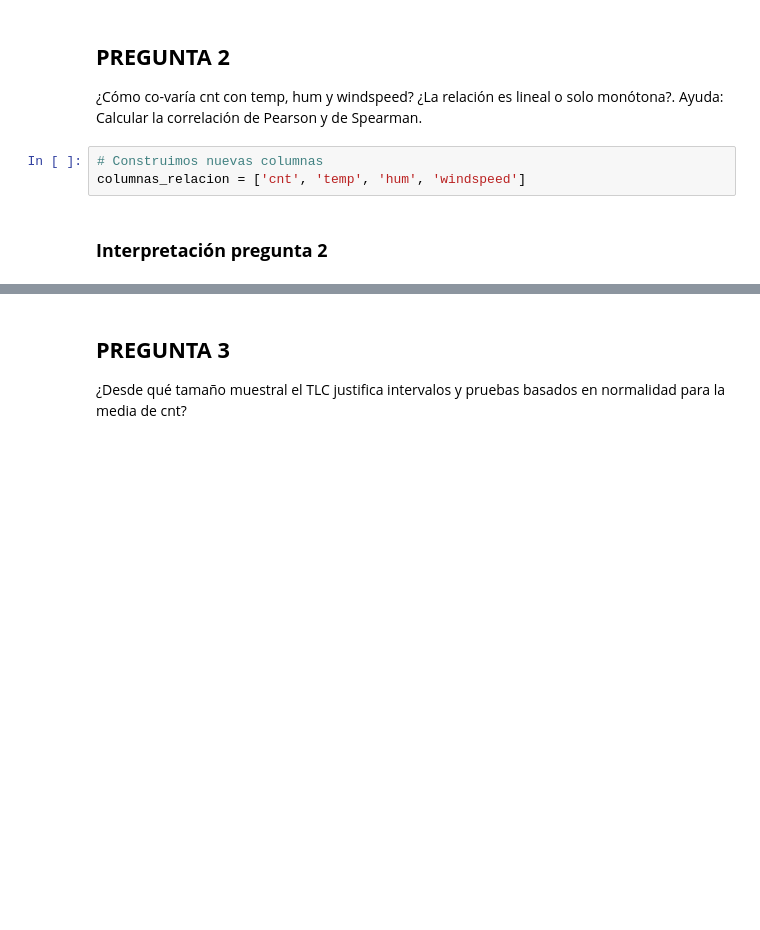
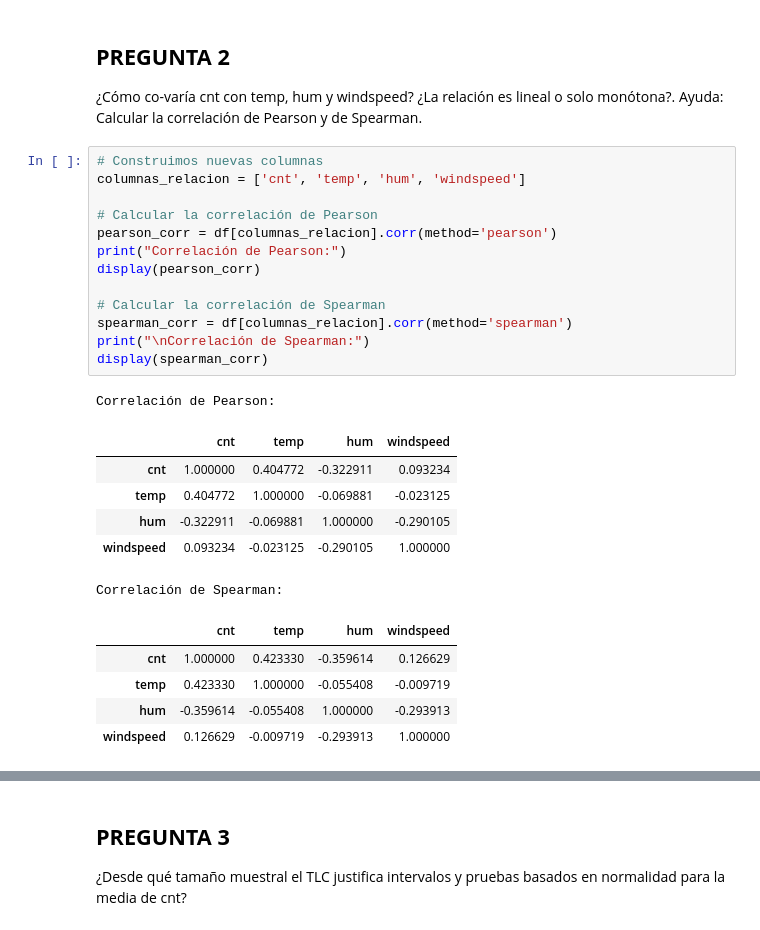
Before and after one commit to victoregomezf-maker/Bici-al-Trabajo-2026, a Jupyter notebook: Taller_Bici_al_Trabajo.ipynb, the cells around one changed output, grey strips where cells are left out. Drawn from its saved outputs; the diff is of its cells as text; blank space fills up the shorter version.

```diff
--- a/Taller_Bici_al_Trabajo.ipynb
+++ b/Taller_Bici_al_Trabajo.ipynb
@@ -140,8 +172,29 @@ plt.show()
 # %% [markdown]
 ## **PREGUNTA 2**
 ¿Cómo co-varía cnt con temp, hum y windspeed? ¿La relación es lineal o solo monótona?. Ayuda: Calcular la correlación de Pearson y de Spearman.
-# %%
-# Construimos nuevas columnas
-columnas_relacion = ['cnt', 'temp', 'hum', 'windspeed']
-# %% [markdown]
-### **Interpretación pregunta 2**
+# %%
+# Construimos nuevas columnas
+columnas_relacion = ['cnt', 'temp', 'hum', 'windspeed']
+
+# Calcular la correlación de Pearson
+pearson_corr = df[columnas_relacion].corr(method='pearson')
+print("Correlación de Pearson:")
+display(pearson_corr)
+
+# Calcular la correlación de Spearman
+spearman_corr = df[columnas_relacion].corr(method='spearman')
+print("\nCorrelación de Spearman:")
+display(spearman_corr)
+# %% [output]
+Correlación de Pearson:
+|  | cnt | temp | hum | windspeed |
+| cnt | 1.000000 | 0.404772 | -0.322911 | 0.093234 |
+| temp | 0.404772 | 1.000000 | -0.069881 | -0.023125 |
+| hum | -0.322911 | -0.069881 | 1.000000 | -0.290105 |
+| windspeed | 0.093234 | -0.023125 | -0.290105 | 1.000000 |
+Correlación de Spearman:
+|  | cnt | temp | hum | windspeed |
+| cnt | 1.000000 | 0.423330 | -0.359614 | 0.126629 |
+| temp | 0.423330 | 1.000000 | -0.055408 | -0.009719 |
+| hum | -0.359614 | -0.055408 | 1.000000 | -0.293913 |
+| windspeed | 0.126629 | -0.009719 | -0.293913 | 1.000000 |
```
Also changed, not shown: parts of 9 cells of this notebook.
